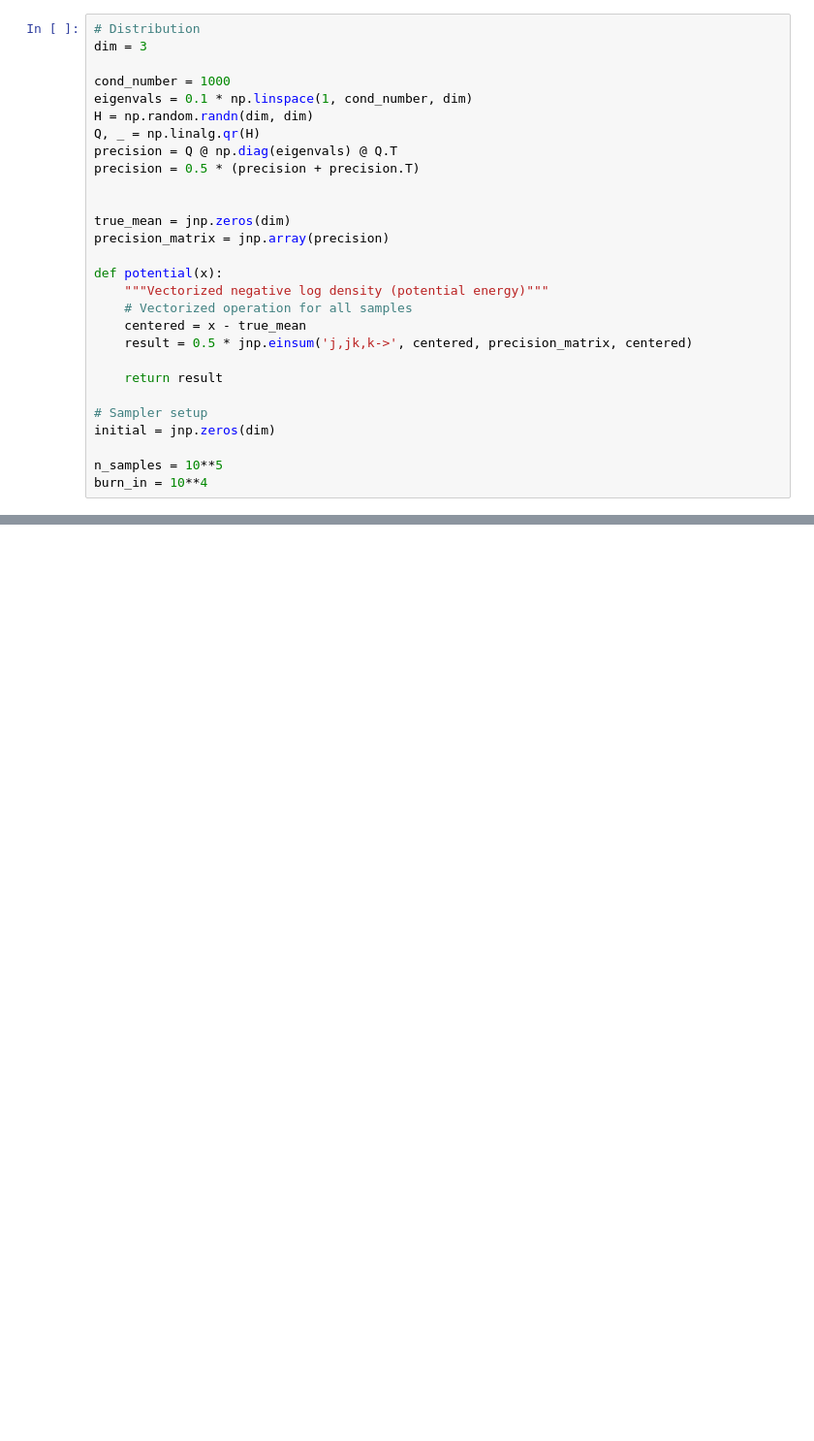
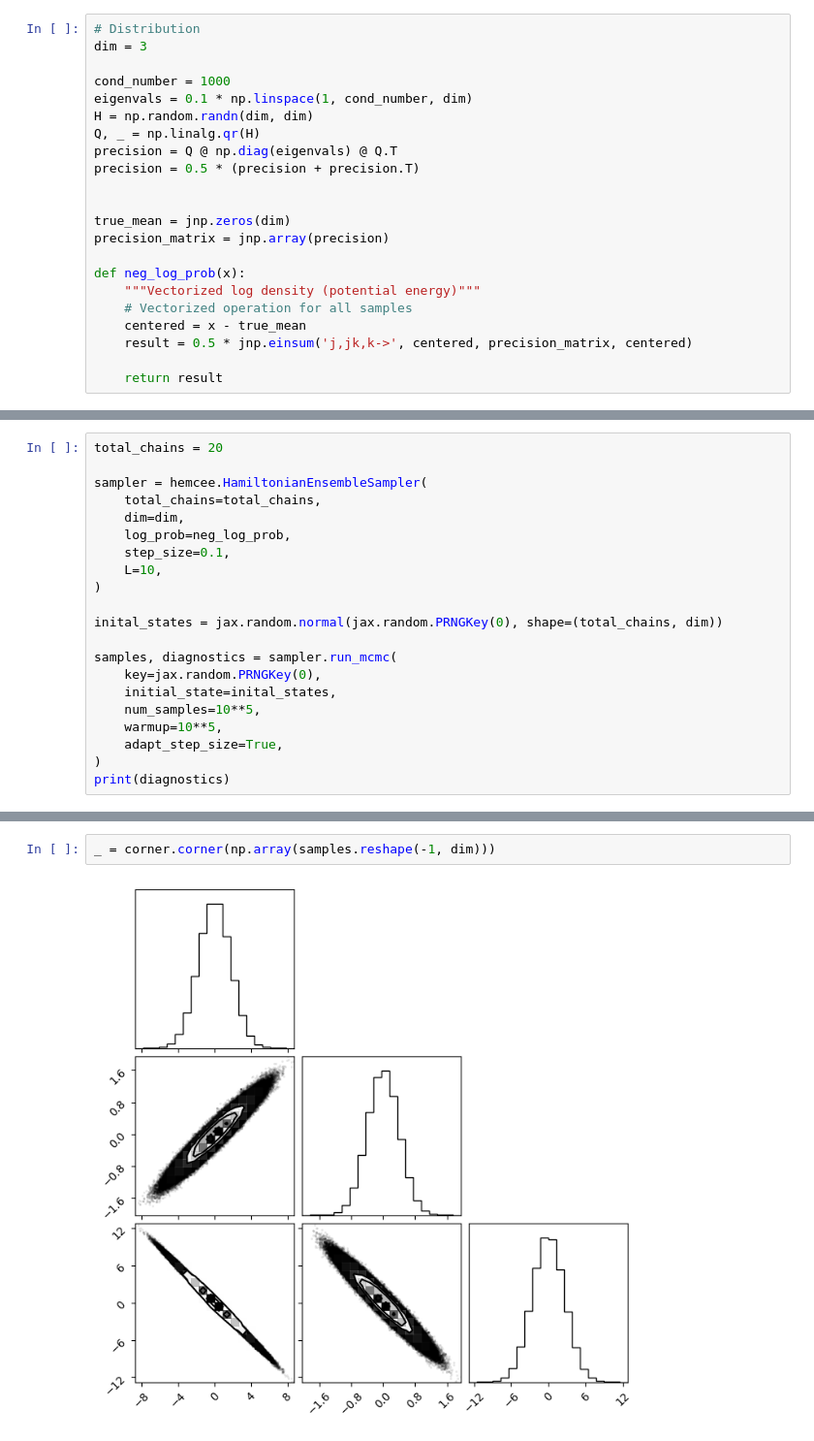
Before and after one commit to clarkmiyamoto/h-emcee, a Jupyter notebook: example/gaussian.ipynb, the cells around one changed output, grey strips where cells are left out. Shown at 97% size. Saved outputs shown, nothing was run; the diff lists cells and outputs as text; blank space fills up the shorter version.

```diff
--- a/example/gaussian.ipynb
+++ b/example/gaussian.ipynb
@@ -41,16 +26,10 @@ precision = 0.5 * (precision + precision.T)
 true_mean = jnp.zeros(dim)
 precision_matrix = jnp.array(precision)
 
-def potential(x):
-    """Vectorized negative log density (potential energy)"""
+def neg_log_prob(x):
+    """Vectorized log density (potential energy)"""
     # Vectorized operation for all samples
     centered = x - true_mean
     result = 0.5 * jnp.einsum('j,jk,k->', centered, precision_matrix, centered)
 
     return result
-
-# Sampler setup
-initial = jnp.zeros(dim)
-
-n_samples = 10**5
-burn_in = 10**4
@@ -180,0 +36,21 @@ Standard deviation: 0.386 seconds
+# %%
+total_chains = 20
+
+sampler = hemcee.HamiltonianEnsembleSampler(
+    total_chains=total_chains,
+    dim=dim,
+    log_prob=neg_log_prob,
+    step_size=0.1,
+    L=10,
+)
+
+inital_states = jax.random.normal(jax.random.PRNGKey(0), shape=(total_chains, dim))
+
+samples, diagnostics = sampler.run_mcmc(
+    key=jax.random.PRNGKey(0),
+    initial_state=inital_states,
+    num_samples=10**5,
+    warmup=10**5,
+    adapt_step_size=True,
+)
+print(diagnostics)
@@ -180,0 +60,4 @@ Standard deviation: 0.386 seconds
+# %%
+_ = corner.corner(np.array(samples.reshape(-1, dim)))
+# %% [output]
+[figure, added]
```
Also changed, not shown: parts of 18 cells of this notebook.
